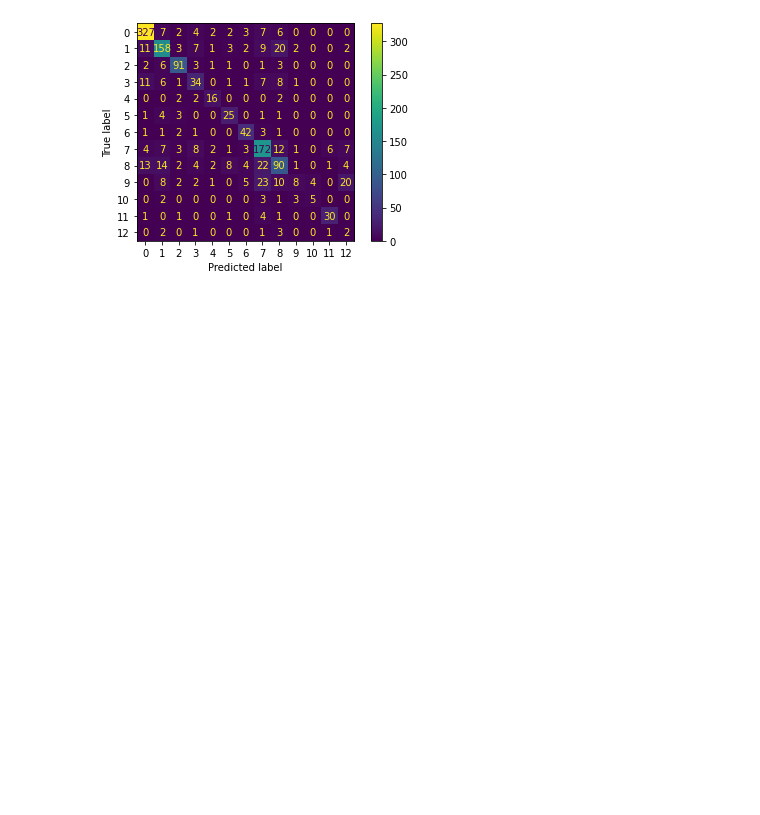
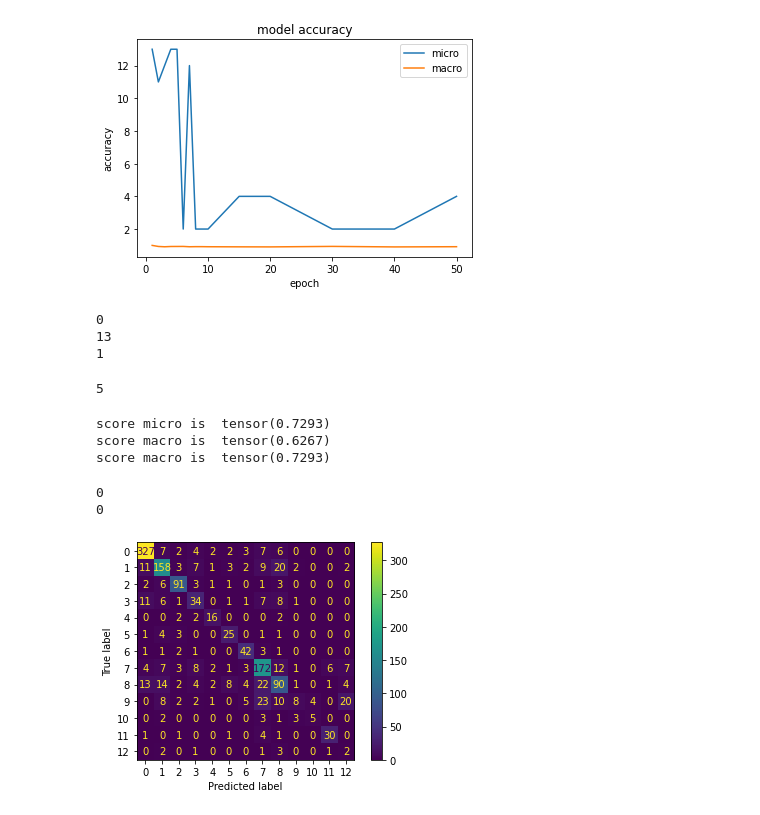
Before and after one commit to hatemamine/FSL-and-ExSummarization-for-Legal-lengthy-Text-classification, a Jupyter notebook: scotus-inference-and-evaluation.ipynb, the cells around one changed output. Drawn from its saved outputs; the diff is of its cells as text; code cells hidden in the pictures; blank space fills up the shorter version.

```diff
--- a/scotus-inference-and-evaluation.ipynb
+++ b/scotus-inference-and-evaluation.ipynb
@@ -26,10 +27,7 @@ dict_keys(['embeddings', 'lableskey'])
 # %%
 import pandas
 # counting unique values
-numberofclass = len(pandas.unique(embeddings_train["lableskey"]))
+numberofclass = len(pandas.unique(embeddings_train["lable"]))
 print(numberofclass)
-print(pandas.unique(embeddings_train["lableskey"]))
-uniqlabels=(pandas.unique(embeddings_train["lableskey"]))
-#for i in range(numberofclass):print(i)
 # %% [output]
 13
@@ -37,17 +34,17 @@ uniqlabels=(pandas.unique(embeddings_train["lableskey"]))
 # %%
-def getsupportset_train(k):
+def getsupportset(k):
     support_set=[]
     support_set_lable=[]
     print(k)
     for i in tqdm(range(numberofclass*k)):
         key =-1
-        while MotsCles != i % numberofclass:
-            ind = random.randint(0, len(embeddings_train["embeddingsKey"])-1)
-            key = embeddings_train["lableskey"][ind]
+        while key != i % numberofclass:
+            ind = random.randint(0, len(embeddings_train["embeddings_train"])-1)
+            key = embeddings_train["lable"][ind]
             if key == i % numberofclass:
                 support_set_lable.append(key)
                 #Compute cosine-similarities
-                support_set.append(embeddings_train["embeddingsKey"][ind])
+                support_set.append(embeddings_train["embeddings_train"][ind])
     return support_set, support_set_lable
 #support_set, support_set_lable = getsuportset_train(2)
 #print(support_set_lable)
@@ -59,14 +56,14 @@ def getoptimalk(support_set, support_set_lable):
         y_pred=[]
         neigh = KNeighborsClassifier(n_neighbors=i)
         neigh.fit(support_set, support_set_lable)
-        for j in range (len(embeddings_train["embeddingsKey"])):
-            if embeddings_train["lableskey"][j]==0:
+        for j in range (len(embeddings_train["embeddings_train"])):
+            if embeddings_train["lable"][j]==0:
                 y_true.append(0)
-                pred=(neigh.predict([embeddings_train["embeddingsKey"][j]]))
+                pred=(neigh.predict([embeddings_train["embeddings_train"][j]]))
                 y_pred.append(pred[0])
         #print(len(y_true))
         #print(len(y_pred))
-        fscor=f1_score(y_true, y_pred, zero_division=1)
+        fscor=f1_score(y_true, y_pred, average='micro', zero_division=1)
         Xf1.append(fscor)
     return max(Xf1), Xf1.index(max(Xf1))+1
 # %%
@@ -74,7 +71,7 @@ x=[1, 2, 3, 4, 5, 6, 7, 8, 9, 10, 15, 20, 30, 40, 50]
 koptim=[]
 f1s=[]
 for i in x:
-    e, l =getsuportset_train(i)
+    e, l =getsupportset(i)
     f1, k= getoptimalk(e, l)
     koptim.append(k)
     f1s.append(f1)
@@ -81,12 +92,17 @@ for i in x:
 # %%
 # summarize k_knn and k_FSL
 plt.plot(x, koptim)
 plt.plot(x, f1s)
 plt.title('model accuracy')
 plt.ylabel('accuracy')
 plt.xlabel('epoch')
-plt.legend(['micro', 'macro'], loc='upper left')
+plt.legend(['micro', 'macro'], loc='upper right')
 plt.show()
 print(f1s.index(max(f1s)))
 print(koptim[f1s.index(max(f1s))])
 print(x[f1s.index(max(f1s))])
+# %% [output]
+[figure, added]
+0
+13
+1
@@ -128,2 +127,40 @@ def gety_true_y_pred(x, k, nl=None):
                     y_pred.append(pred[0])
         return y_true, y_pred
+# %%
+y_true, y_pred= gety_true_y_pred(5, 13)
+# %% [output]
+5
+# %%
+f1 = F1Score(average='micro')
+Ttrue_scores = torch.tensor(y_true)
+Ttrue_scores = Ttrue_scores.long()
+Tpredected_scores = torch.tensor(y_pred)
+fmicro =f1(Tpredected_scores, Ttrue_scores)
+f1 = F1Score(average='macro', num_classes= numberofclass)
+fmacro =f1(Tpredected_scores, Ttrue_scores)
+f1 = F1Score()
+f1s =f1(Tpredected_scores, Ttrue_scores)
+print("score micro is ", fmicro)
+print("score macro is ", fmacro)
+print("score macro is ", f1s)
+# %% [output]
+score micro is  tensor(0.7293)
+score macro is  tensor(0.6267)
+score macro is  tensor(0.7293)
+# %%
+import numpy as np
+from sklearn.pipeline import make_pipeline
+from sklearn.preprocessing import StandardScaler
+X = embeddings_train["embeddings_train"]
+y = embeddings_train["lable"]
+from sklearn.svm import SVC
+#SVC(gamma=2, C=1)
+clf = make_pipeline(StandardScaler(), SVC(gamma='auto', C=0.))
+clf.fit(X, y)
+y_pred = clf.predict(embeddings_validation["embeddings_validation"])
+y_true=embeddings_validation["lable"]
+print(y_pred[0])
+print(y_true[0])
+# %% [output]
+0
+0
```
Also changed, not shown: parts of 8 cells of this notebook.
